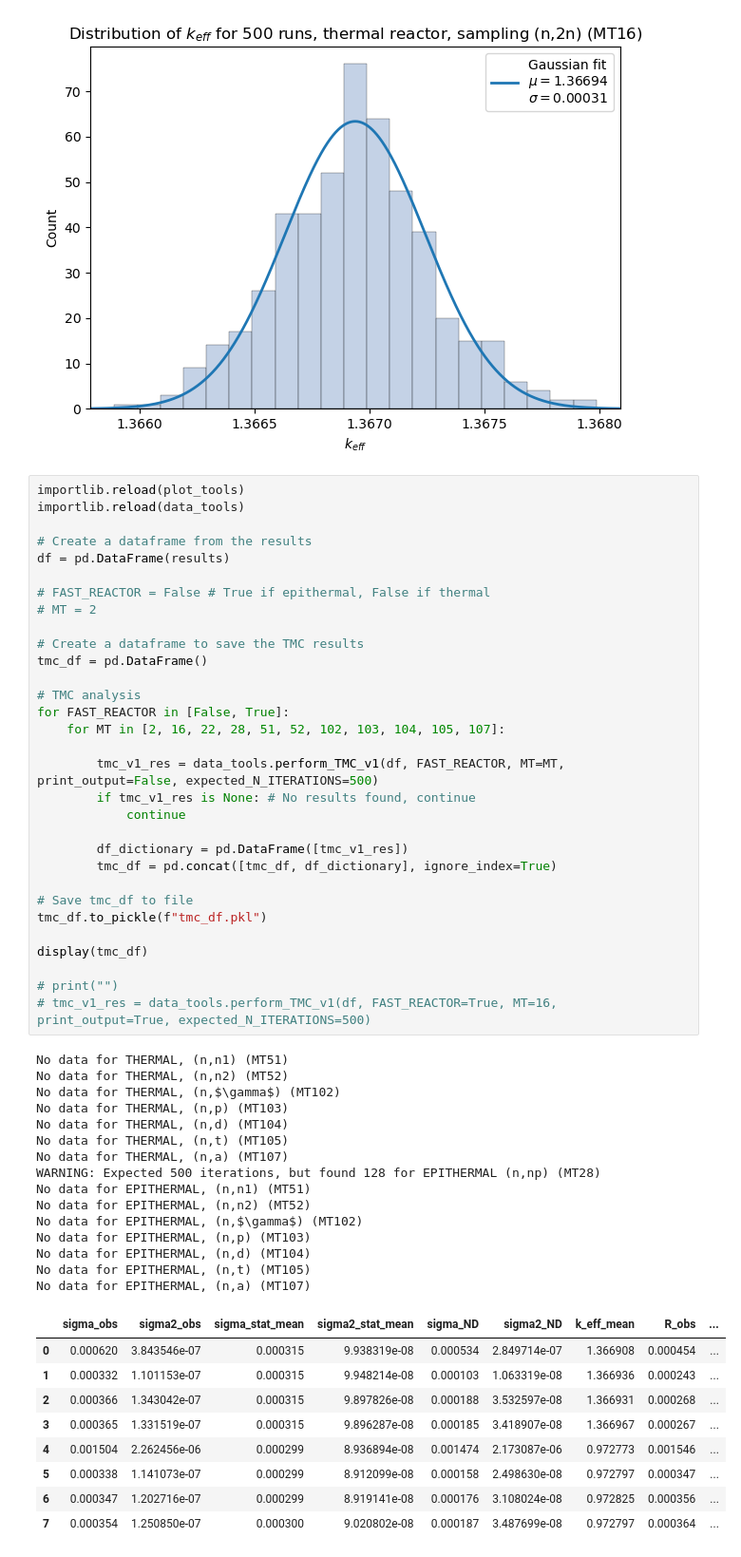
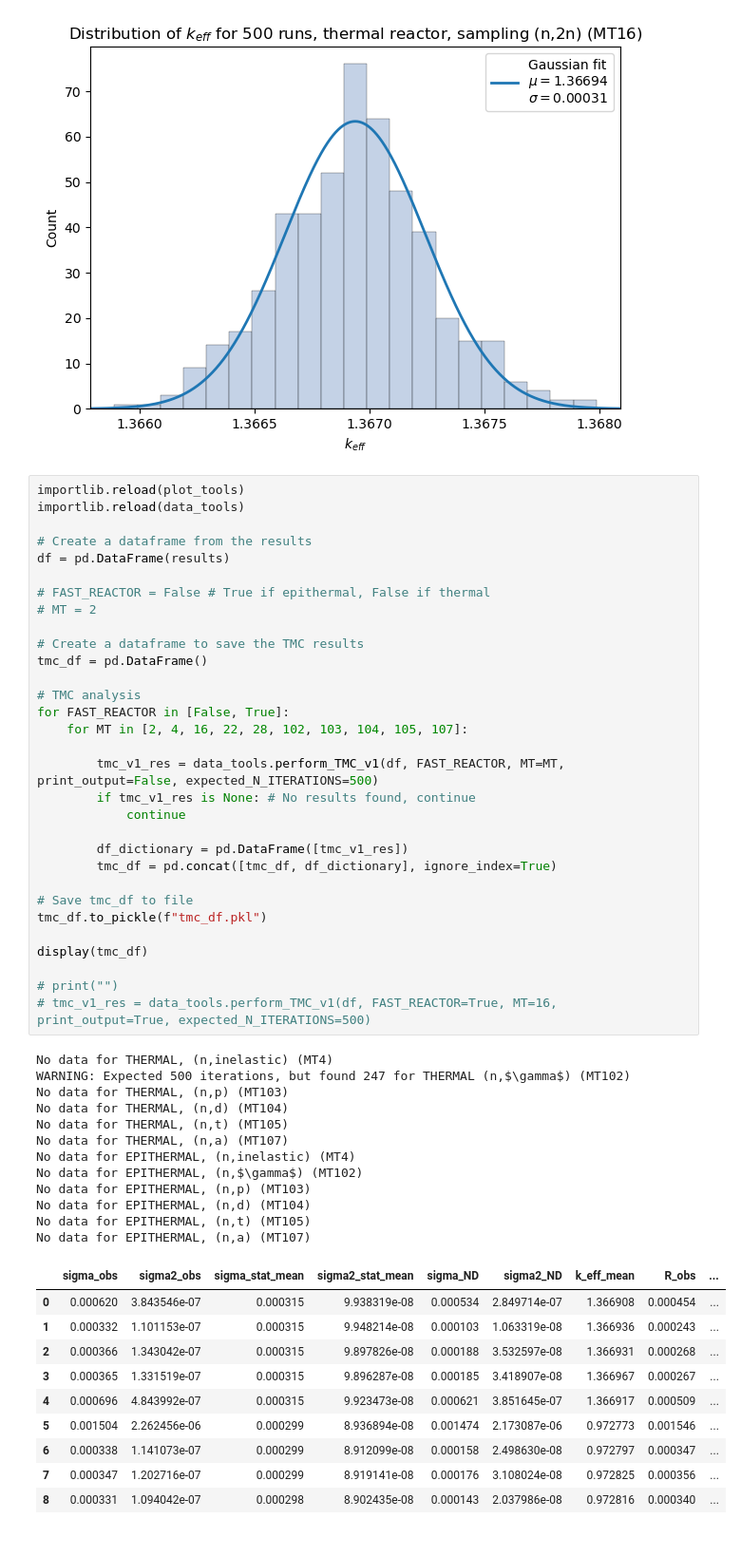
Before and after one commit to Kladdy/master-project, a Jupyter notebook: analysis/runs/R11/plotting/plot.ipynb, the cells around one changed output. Shown at 95% size. Drawn from its saved outputs; the diff is of its cells as text.

```diff
--- a/analysis/runs/R11/plotting/plot.ipynb
+++ b/analysis/runs/R11/plotting/plot.ipynb
@@ -111,44 +111,42 @@ tmc_df = pd.DataFrame()
 
 # TMC analysis
 for FAST_REACTOR in [False, True]:
-    for MT in [2, 16, 22, 28, 51, 52, 102, 103, 104, 105, 107]:
+    for MT in [2, 4, 16, 22, 28, 102, 103, 104, 105, 107]:
 
         tmc_v1_res = data_tools.perform_TMC_v1(df, FAST_REACTOR, MT=MT, print_output=False, expected_N_ITERATIONS=500)
         if tmc_v1_res is None: # No results found, continue
             continue
 
         df_dictionary = pd.DataFrame([tmc_v1_res])
         tmc_df = pd.concat([tmc_df, df_dictionary], ignore_index=True)
 
 # Save tmc_df to file
 tmc_df.to_pickle(f"tmc_df.pkl")
 
 display(tmc_df)
 
 # print("")
 # tmc_v1_res = data_tools.perform_TMC_v1(df, FAST_REACTOR=True, MT=16, print_output=True, expected_N_ITERATIONS=500)
 # %% [output]
-No data for THERMAL, (n,n1) (MT51)
-No data for THERMAL, (n,n2) (MT52)
-No data for THERMAL, (n,$\gamma$) (MT102)
+No data for THERMAL, (n,inelastic) (MT4)
+WARNING: Expected 500 iterations, but found 247 for THERMAL (n,$\gamma$) (MT102)
 No data for THERMAL, (n,p) (MT103)
 No data for THERMAL, (n,d) (MT104)
 No data for THERMAL, (n,t) (MT105)
 No data for THERMAL, (n,a) (MT107)
-WARNING: Expected 500 iterations, but found 128 for EPITHERMAL (n,np) (MT28)
-No data for EPITHERMAL, (n,n1) (MT51)
-No data for EPITHERMAL, (n,n2) (MT52)
+No data for EPITHERMAL, (n,inelastic) (MT4)
 No data for EPITHERMAL, (n,$\gamma$) (MT102)
 No data for EPITHERMAL, (n,p) (MT103)
 No data for EPITHERMAL, (n,d) (MT104)
 No data for EPITHERMAL, (n,t) (MT105)
 No data for EPITHERMAL, (n,a) (MT107)
 |  | sigma_obs | sigma2_obs | sigma_stat_mean | sigma2_stat_mean | sigma_ND | sigma2_ND | k_eff_mean | R_obs | ... |
 | 0 | 0.000620 | 3.843546e-07 | 0.000315 | 9.938319e-08 | 0.000534 | 2.849714e-07 | 1.366908 | 0.000454 | ... |
 | 1 | 0.000332 | 1.101153e-07 | 0.000315 | 9.948214e-08 | 0.000103 | 1.063319e-08 | 1.366936 | 0.000243 | ... |
 | 2 | 0.000366 | 1.343042e-07 | 0.000315 | 9.897826e-08 | 0.000188 | 3.532597e-08 | 1.366931 | 0.000268 | ... |
 | 3 | 0.000365 | 1.331519e-07 | 0.000315 | 9.896287e-08 | 0.000185 | 3.418907e-08 | 1.366967 | 0.000267 | ... |
-| 4 | 0.001504 | 2.262456e-06 | 0.000299 | 8.936894e-08 | 0.001474 | 2.173087e-06 | 0.972773 | 0.001546 | ... |
-| 5 | 0.000338 | 1.141073e-07 | 0.000299 | 8.912099e-08 | 0.000158 | 2.498630e-08 | 0.972797 | 0.000347 | ... |
-| 6 | 0.000347 | 1.202716e-07 | 0.000299 | 8.919141e-08 | 0.000176 | 3.108024e-08 | 0.972825 | 0.000356 | ... |
-| 7 | 0.000354 | 1.250850e-07 | 0.000300 | 9.020802e-08 | 0.000187 | 3.487699e-08 | 0.972797 | 0.000364 | ... |
+| 4 | 0.000696 | 4.843992e-07 | 0.000315 | 9.923473e-08 | 0.000621 | 3.851645e-07 | 1.366917 | 0.000509 | ... |
+| 5 | 0.001504 | 2.262456e-06 | 0.000299 | 8.936894e-08 | 0.001474 | 2.173087e-06 | 0.972773 | 0.001546 | ... |
+| 6 | 0.000338 | 1.141073e-07 | 0.000299 | 8.912099e-08 | 0.000158 | 2.498630e-08 | 0.972797 | 0.000347 | ... |
+| 7 | 0.000347 | 1.202716e-07 | 0.000299 | 8.919141e-08 | 0.000176 | 3.108024e-08 | 0.972825 | 0.000356 | ... |
+| 8 | 0.000331 | 1.094042e-07 | 0.000298 | 8.902435e-08 | 0.000143 | 2.037986e-08 | 0.972816 | 0.000340 | ... |
```
Also changed, not shown: parts of 2 cells of this notebook, 3 other files.
